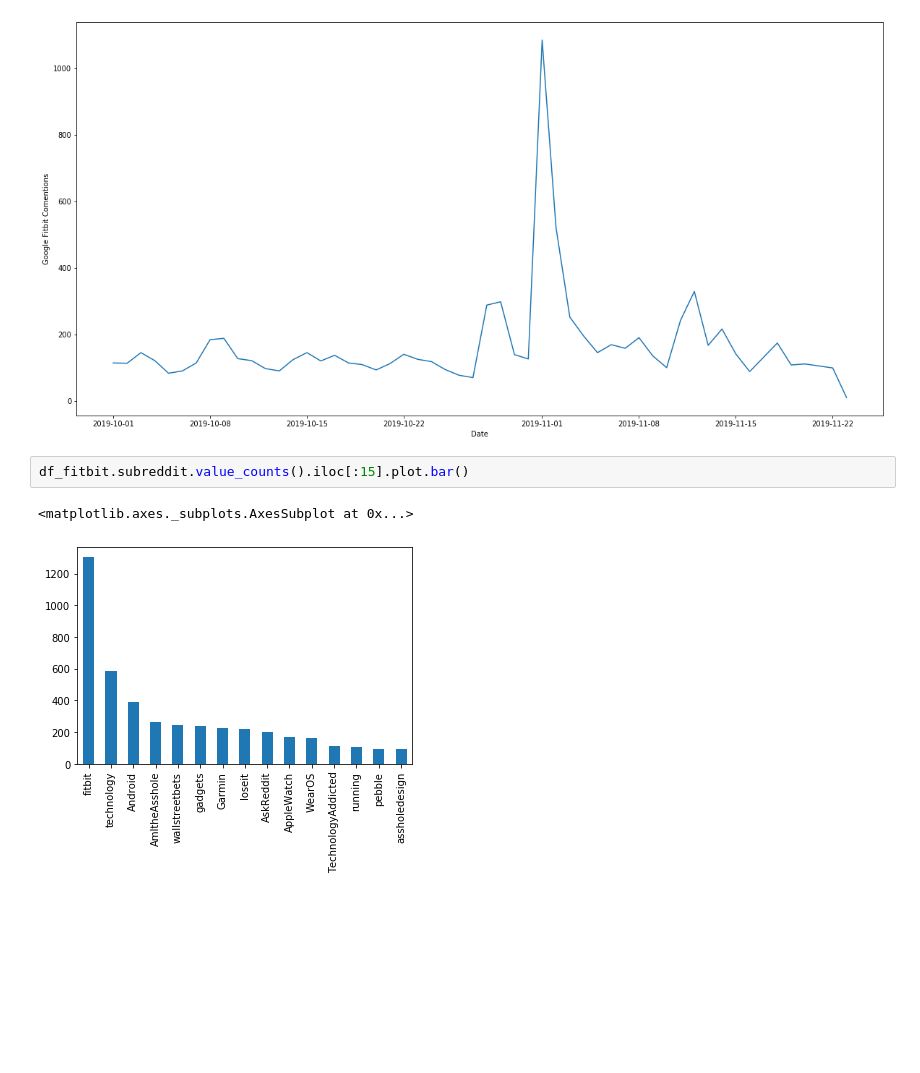
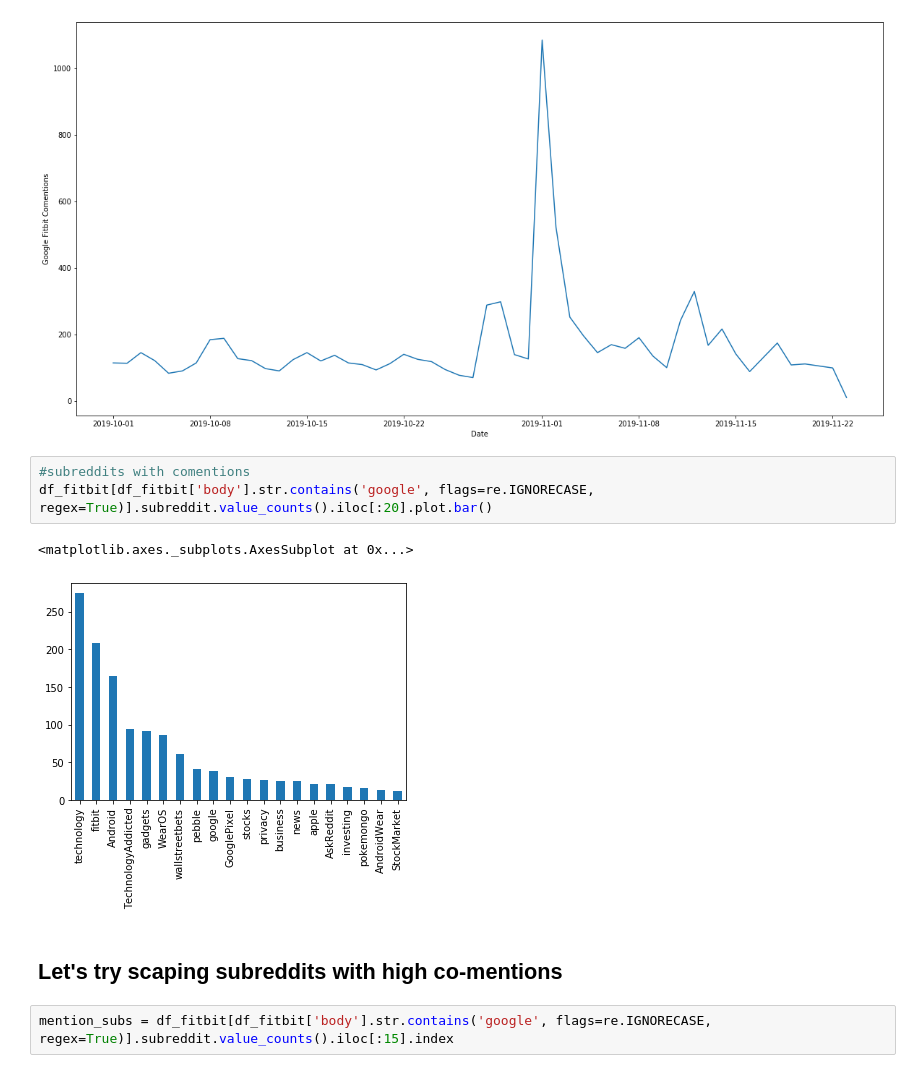
Before and after one commit to chenson2018/Text-Analysis-Class, a Jupyter notebook: Project/PSAW (Reddit).ipynb, the cells around one changed output. Cells and saved outputs as stored; diff of their text form; blank space fills up the shorter version.

```diff
--- a/Project/PSAW (Reddit).ipynb
+++ b/Project/PSAW (Reddit).ipynb
@@ -66,8 +68,13 @@ To register the converters:
         >>> register_matplotlib_converters()
   warnings.warn(msg, FutureWarning)
 [figure]
-# %%
-df_fitbit.subreddit.value_counts().iloc[:15].plot.bar()
-# %% [output]
-<matplotlib.axes._subplots.AxesSubplot at 0x...>
-[figure, removed]
+# %%
+#subreddits with comentions
+df_fitbit[df_fitbit['body'].str.contains('google', flags=re.IGNORECASE, regex=True)].subreddit.value_counts().iloc[:20].plot.bar()
+# %% [output]
+<matplotlib.axes._subplots.AxesSubplot at 0x...>
+[figure, added]
+# %% [markdown]
+## Let's try scaping subreddits with high co-mentions
+# %%
+mention_subs = df_fitbit[df_fitbit['body'].str.contains('google', flags=re.IGNORECASE, regex=True)].subreddit.value_counts().iloc[:15].index
```
Also changed, not shown: parts of 10 cells of this notebook.
